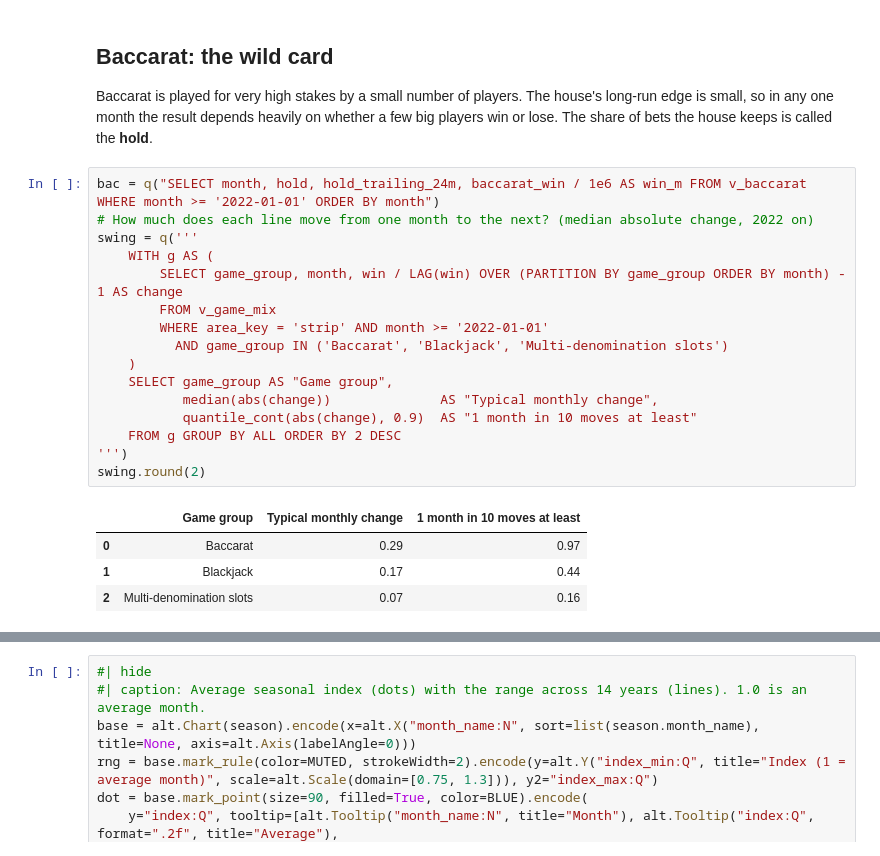
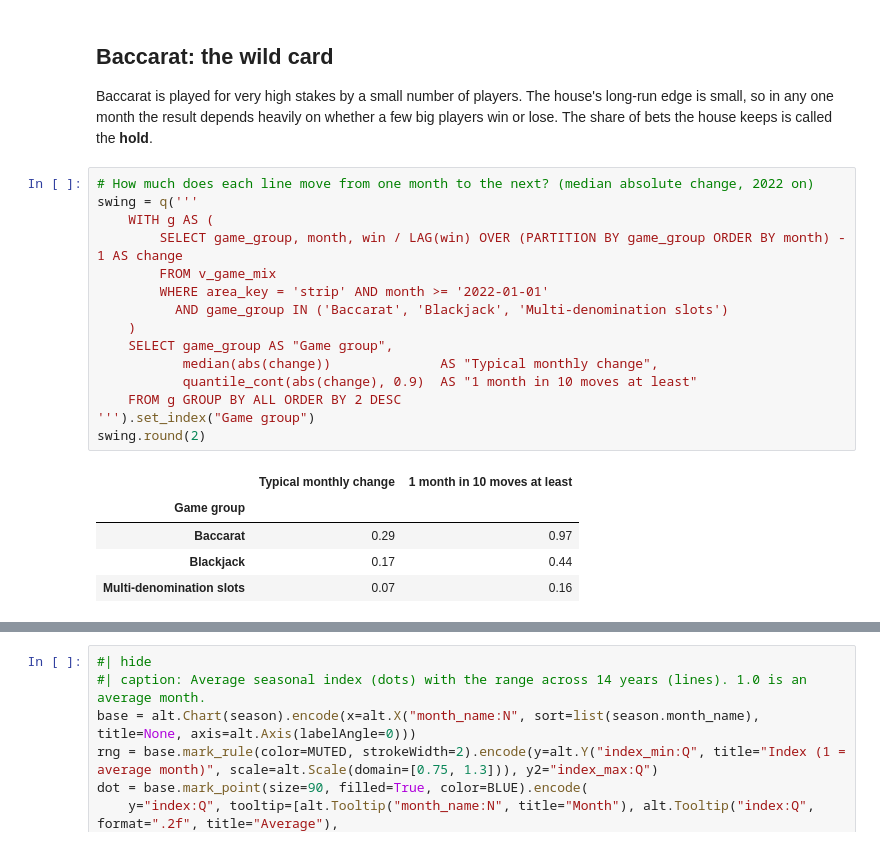
Before and after one commit to mckeeander/mckeeander.github.io, a Jupyter notebook: projects/vegas-gaming/notebooks/vegas_analysis.ipynb, the cells around one changed output, grey strips where cells are left out. Saved outputs shown, nothing was run; the diff lists cells and outputs as text.

```diff
--- a/projects/vegas-gaming/notebooks/vegas_analysis.ipynb
+++ b/projects/vegas-gaming/notebooks/vegas_analysis.ipynb
@@ -165,25 +271,25 @@ This matters for anyone forecasting the Strip: slot revenue is driven by many sm
 
 Baccarat is played for very high stakes by a small number of players. The house's long-run edge is small, so in any one month the result depends heavily on whether a few big players win or lose. The share of bets the house keeps is called the **hold**.
 # %%
-bac = q("SELECT month, hold, hold_trailing_24m, baccarat_win / 1e6 AS win_m FROM v_baccarat WHERE month >= '2022-01-01' ORDER BY month")
 # How much does each line move from one month to the next? (median absolute change, 2022 on)
 swing = q('''
     WITH g AS (
         SELECT game_group, month, win / LAG(win) OVER (PARTITION BY game_group ORDER BY month) - 1 AS change
         FROM v_game_mix
         WHERE area_key = 'strip' AND month >= '2022-01-01'
           AND game_group IN ('Baccarat', 'Blackjack', 'Multi-denomination slots')
     )
     SELECT game_group AS "Game group",
            median(abs(change))              AS "Typical monthly change",
            quantile_cont(abs(change), 0.9)  AS "1 month in 10 moves at least"
     FROM g GROUP BY ALL ORDER BY 2 DESC
-''')
+''').set_index("Game group")
 swing.round(2)
 # %% [output]
-|  | Game group | Typical monthly change | 1 month in 10 moves at least |
-| 0 | Baccarat | 0.29 | 0.97 |
-| 1 | Blackjack | 0.17 | 0.44 |
-| 2 | Multi-denomination slots | 0.07 | 0.16 |
+|  | Typical monthly change | 1 month in 10 moves at least |
+| Game group |  |  |
+| Baccarat | 0.29 | 0.97 |
+| Blackjack | 0.17 | 0.44 |
+| Multi-denomination slots | 0.07 | 0.16 |
 # %%
 #| hide
```
Also changed, not shown: parts of 45 cells of this notebook, 18 other files.
